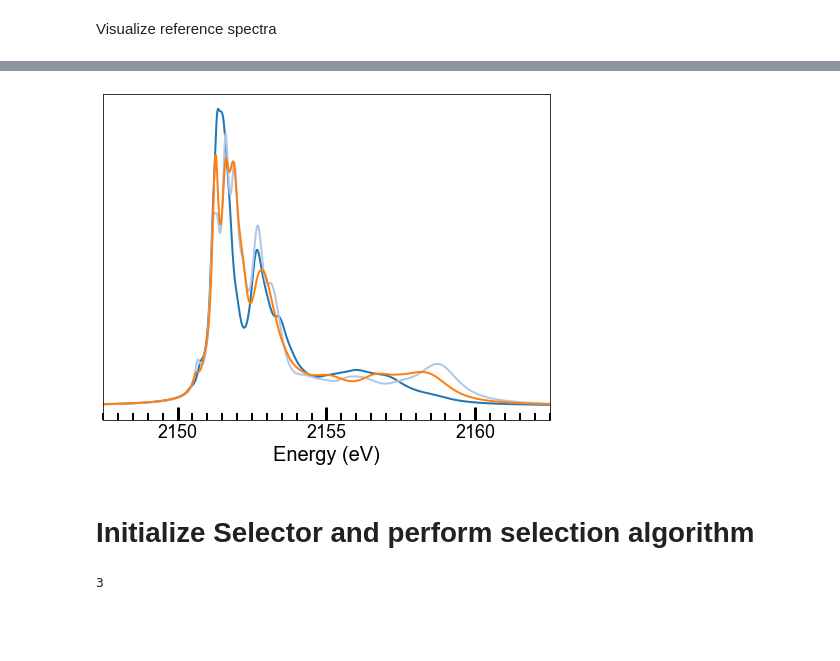
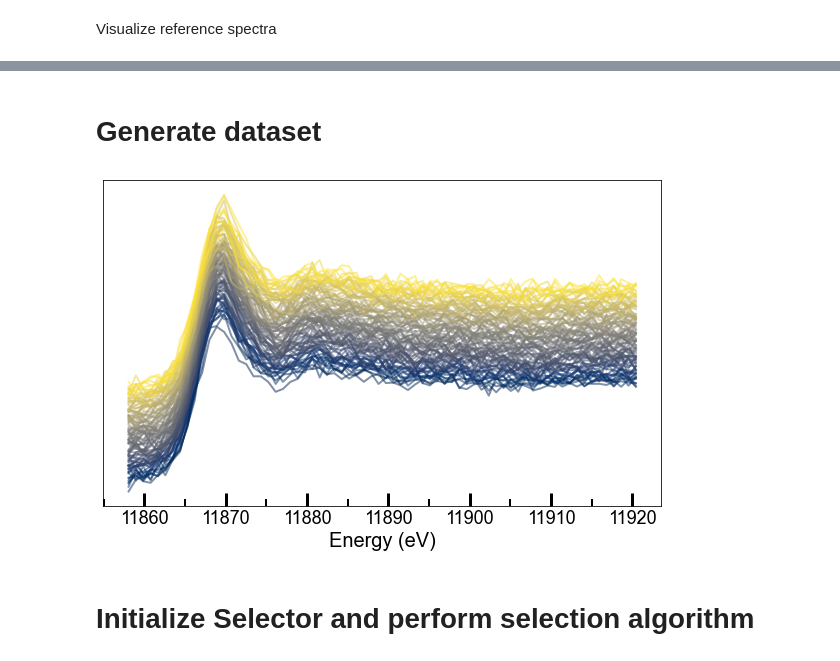
Before and after one commit to stetef/Energy-Point-Selection, a Jupyter notebook: Visualization.ipynb, the cells around one changed output, grey strips where cells are left out. Cells and saved outputs as stored; diff of their text form; code cells hidden in the pictures; blank space fills up the shorter version.

```diff
--- a/Visualization.ipynb
+++ b/Visualization.ipynb
@@ -42,0 +21,3 @@ Refs = np.array(Refs)
+# %%
+df = parse_file('Data/As_exp_standards_normalized.dat')
+df.head()
@@ -43,2 +31,15 @@ Refs = np.array(Refs)
+# %%
+# Energy = np.array(df['energy'], dtype=float)
+# Refs = np.array(df.iloc[:, 1:], dtype=float).T
+Energy = np.array(df['X1'], dtype=float)
+data_columns = [colm for colm in df.columns if len(colm.replace('X', '')) != 1]
+Refs = np.array(df[data_columns], dtype=float).T
 # %% [markdown]
 Visualize reference spectra
+# %%
+def get_delta_E(energy, ref, set_whiteline=11865):
+    """Get delta E from set whiteline."""
+    interpolator = UnivariateSpline(energy, np.array(ref) - 0.5, s=0)
+    whiteline = interpolator.roots()[0]
+    delta_E = set_whiteline - whiteline
+    return delta_E
@@ -44,0 +70,16 @@ Visualize reference spectra
+# %%
+if align_whiteline:
+    mn, mx = min(delta_Es), max(delta_Es)
+    erange = Energy[0] - mx, Energy[-1] + mn
+    Energy = np.linspace(erange[0], erange[1], 70)
+    Aligned_Refs = []
+
+    for i, ref in enumerate(Refs):
+        energy = np.array(df[f'X{i + 1}'], dtype=float) + delta_Es[i]
+        interpolator = interp1d(energy, np.array(ref))
+        aligned = interpolator(Energy)
+        Aligned_Refs.append(aligned)
+
+    Aligned_Refs = np.array(Aligned_Refs)
+else:
+    Aligned_Refs = Refs
@@ -45,15 +111,15 @@ Visualize reference spectra
+# %% [markdown]
+# Generate dataset
 # %%
-fig, ax = plt.subplots(figsize=(8, 6))
-for i, ref in enumerate(Refs):
-    ax.plot(Energy, ref, '-', linewidth=2, c=plt.cm.tab20(i))
+N = 100
+data, coeffs = generate_linear_combos(Aligned_Refs, N=N, scale=0.05)
+
+fig, ax = plt.subplots(figsize=(10, 6))
+for i, spectrum in enumerate(data):
+    ax.plot(Energy, spectrum + i*0.01, '-', linewidth=2, c=plt.cm.cividis(i/N), alpha=0.5)
 format_axis(ax)
 plt.show()
 # %% [output]
-[figure, old version]
+[figure, new version]
 # %% [markdown]
 # Initialize Selector and perform selection algorithm
-# %%
-selector = Selector(Refs)
-selector.select_energy_points()
-# %% [output]
-3
```
Also changed, not shown: parts of 16 cells of this notebook, 5 other files.
